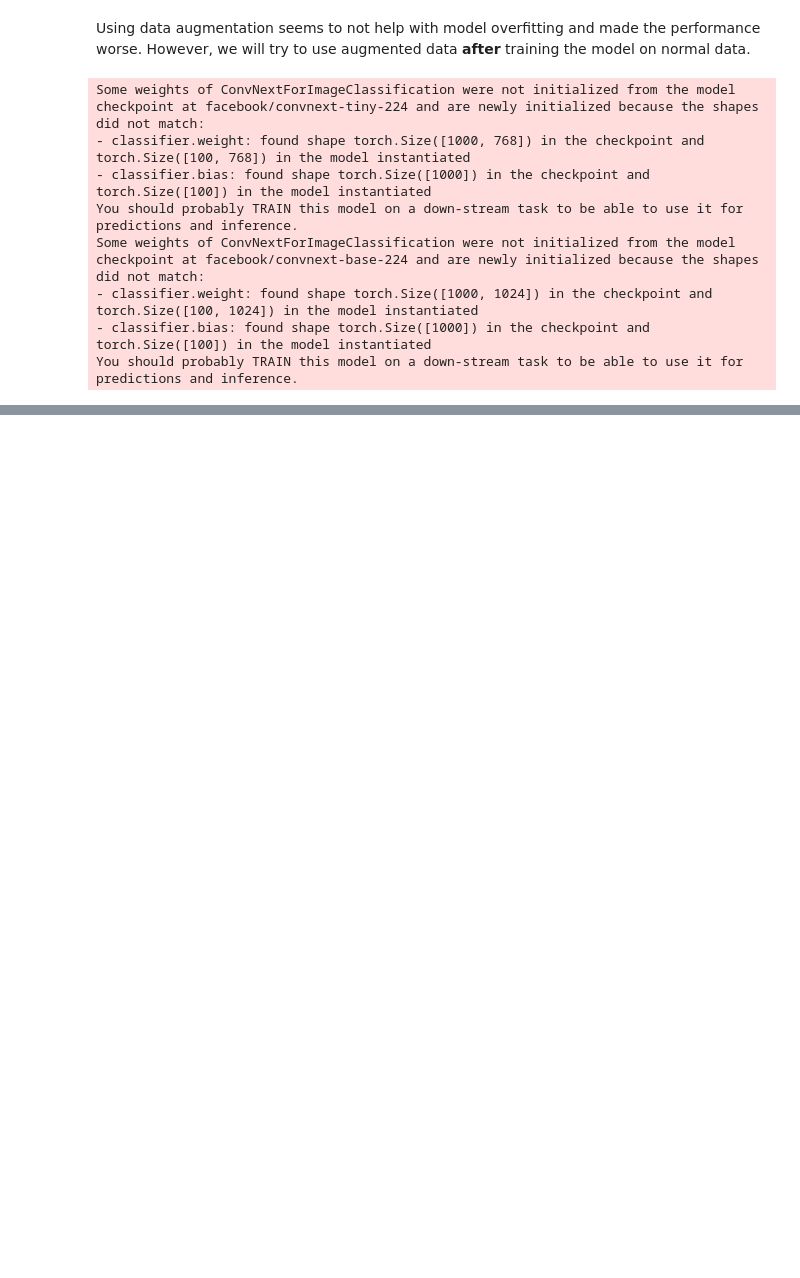
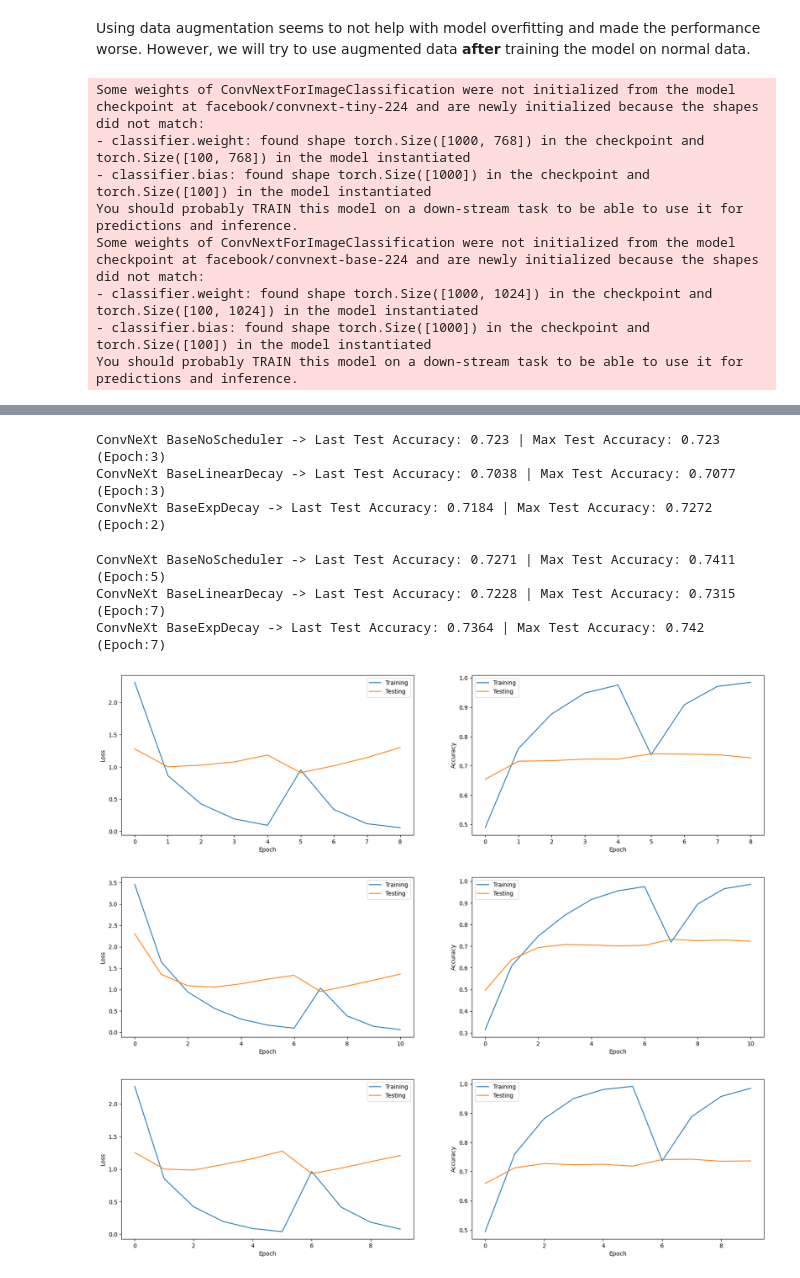
Before and after one commit to omzlette/JP-Intern-DL-IMG, a Jupyter notebook: ConvNeXt/code2-huggingface.ipynb, the cells around one changed output, grey strips where cells are left out. Cells and saved outputs as stored; diff of their text form; code cells hidden in the pictures; blank space fills up the shorter version.

```diff
--- a/ConvNeXt/code2-huggingface.ipynb
+++ b/ConvNeXt/code2-huggingface.ipynb
@@ -847,0 +1021,20 @@ ConvNeXt Base -> Last Test Accuracy: 0.7147 | Max Test Accuracy: 0.7165 (Epoch:2
+# %%
+base_expodecay = AutoModelForImageClassification.from_pretrained("facebook/convnext-base-224",
+                                                                    num_labels=len(label_fine),
+                                                                    label2id=label2id,
+                                                                    id2label=id2label,
+                                                                    ignore_mismatched_sizes=True)
+
+base_expodecay.to(device)
+
+models_expo = [base_expodecay]
+modelnames_expo = ['BaseExpDecay']
+
+# Loss function
+criterion_expo = nn.CrossEntropyLoss()
+
+# Optimizer
+optimizer_expo = torch.optim.AdamW([{'params': model.parameters()} for model in models_expo], lr=5e-5, weight_decay=1e-8)
+
+# Learning rate scheduler
+expoLR = torch.optim.lr_scheduler.ExponentialLR(optimizer_expo, gamma=0.9)
@@ -847,0 +1046,2 @@ ConvNeXt Base -> Last Test Accuracy: 0.7147 | Max Test Accuracy: 0.7165 (Epoch:2
+# %%
+expodecay_datadict_noaug = train_model(models_expo, modelnames_expo, criterion_expo, optimizer_expo, expoLR, num_epochs=30, train_loader=train_loader, test_loader=test_loader)
@@ -847,0 +1066,2 @@ ConvNeXt Base -> Last Test Accuracy: 0.7147 | Max Test Accuracy: 0.7165 (Epoch:2
+# %%
+expodecay_datadict_aug = train_model(models_expo, modelnames_expo, criterion_expo, optimizer_expo, expoLR, num_epochs=30, train_loader=aug_train_loader, test_loader=aug_test_loader)
@@ -847,0 +1085,29 @@ ConvNeXt Base -> Last Test Accuracy: 0.7147 | Max Test Accuracy: 0.7165 (Epoch:2
+# %%
+printTestAcc(nosched_datadict_noaug, modelnames_nosched)
+printTestAcc(lineardecay_datadict_noaug, modelnames_linear)
+printTestAcc(expodecay_datadict_noaug, modelnames_expo)
+# %% [output]
+ConvNeXt BaseNoScheduler -> Last Test Accuracy: 0.723 | Max Test Accuracy: 0.723 (Epoch:3)
+ConvNeXt BaseLinearDecay -> Last Test Accuracy: 0.7038 | Max Test Accuracy: 0.7077 (Epoch:3)
+ConvNeXt BaseExpDecay -> Last Test Accuracy: 0.7184 | Max Test Accuracy: 0.7272 (Epoch:2)
+# %%
+# Merge data into one dictionary
+nosched_datadict = concatenateDict(nosched_datadict_noaug, nosched_datadict_aug)
+lineardecay_datadict = concatenateDict(lineardecay_datadict_noaug, lineardecay_datadict_aug)
+expodecay_datadict = concatenateDict(expodecay_datadict_noaug, expodecay_datadict_aug)
+# %%
+printTestAcc(nosched_datadict, modelnames_nosched)
+printTestAcc(lineardecay_datadict, modelnames_linear)
+printTestAcc(expodecay_datadict, modelnames_expo)
+# %% [output]
+ConvNeXt BaseNoScheduler -> Last Test Accuracy: 0.7271 | Max Test Accuracy: 0.7411 (Epoch:5)
+ConvNeXt BaseLinearDecay -> Last Test Accuracy: 0.7228 | Max Test Accuracy: 0.7315 (Epoch:7)
+ConvNeXt BaseExpDecay -> Last Test Accuracy: 0.7364 | Max Test Accuracy: 0.742 (Epoch:7)
+# %%
+lossAccPlot(nosched_datadict, modelnames_nosched)
+lossAccPlot(lineardecay_datadict, modelnames_linear)
+lossAccPlot(expodecay_datadict, modelnames_expo)
+# %% [output]
+[figure, added]
+[figure, added]
+[figure, added]
```
Also changed, not shown: parts of 55 cells of this notebook.
